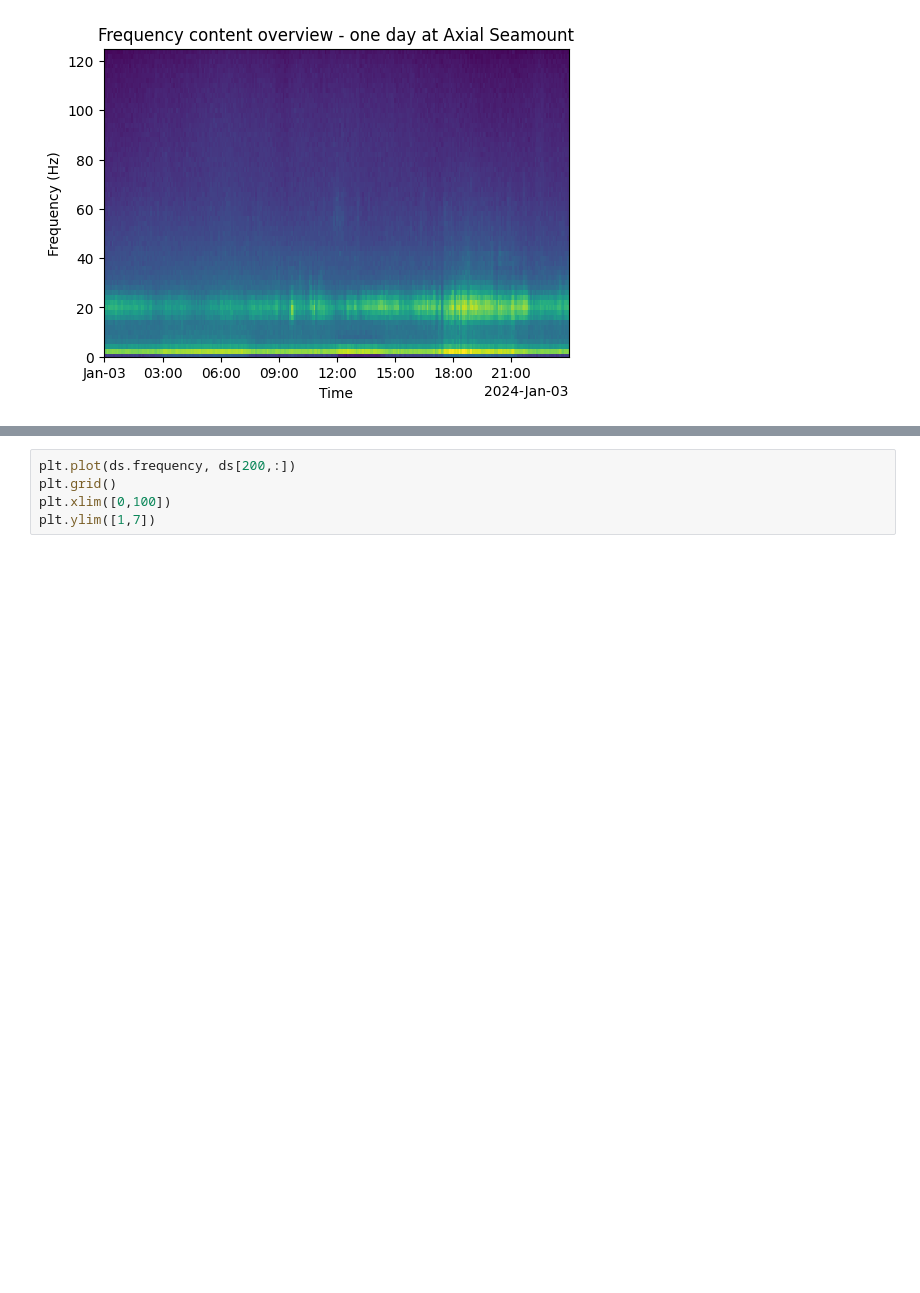
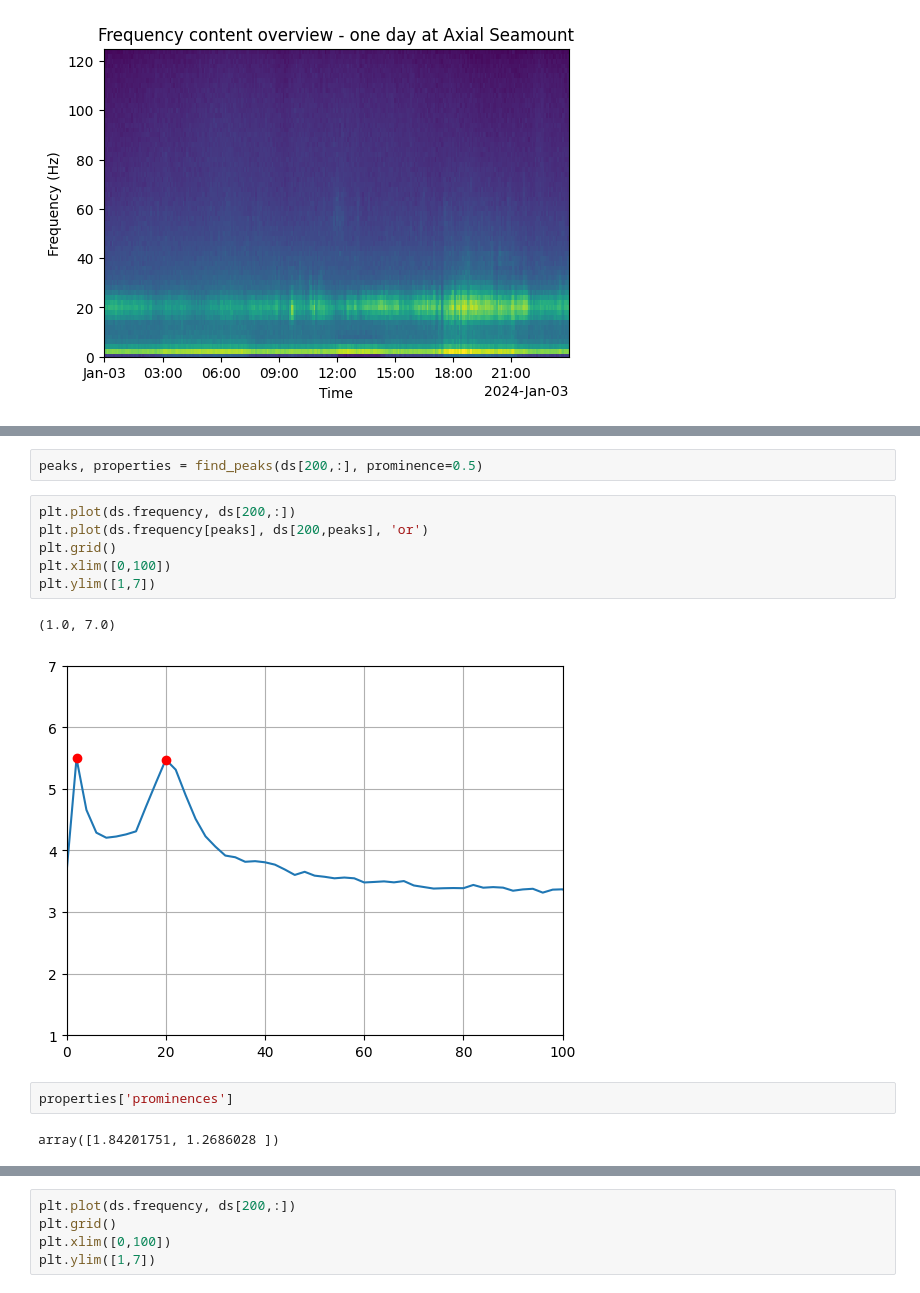
Before and after one commit to Waveform-Analytics/ooi-explore, a Jupyter notebook: explore_monthly_data.ipynb, the cells around one changed output, grey strips where cells are left out. Drawn from its saved outputs; the diff is of its cells as text; blank space fills up the shorter version.

Commit message:
start finding peaks

```diff
--- a/explore_monthly_data.ipynb
+++ b/explore_monthly_data.ipynb
@@ -52,0 +41,15 @@ Coordinates:
+# %%
+peaks, properties = find_peaks(ds[200,:], prominence=0.5)
+# %%
+plt.plot(ds.frequency, ds[200,:])
+plt.plot(ds.frequency[peaks], ds[200,peaks], 'or')
+plt.grid()
+plt.xlim([0,100])
+plt.ylim([1,7])
+# %% [output]
+(1.0, 7.0)
+[figure, added]
+# %%
+properties['prominences']
+# %% [output]
+array([1.84201751, 1.2686028 ])
```
Also changed, not shown: parts of 6 cells of this notebook, 1 other file.
